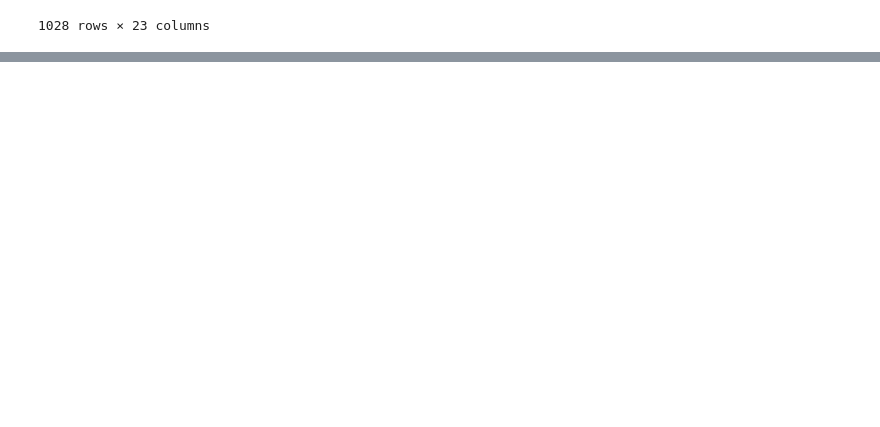
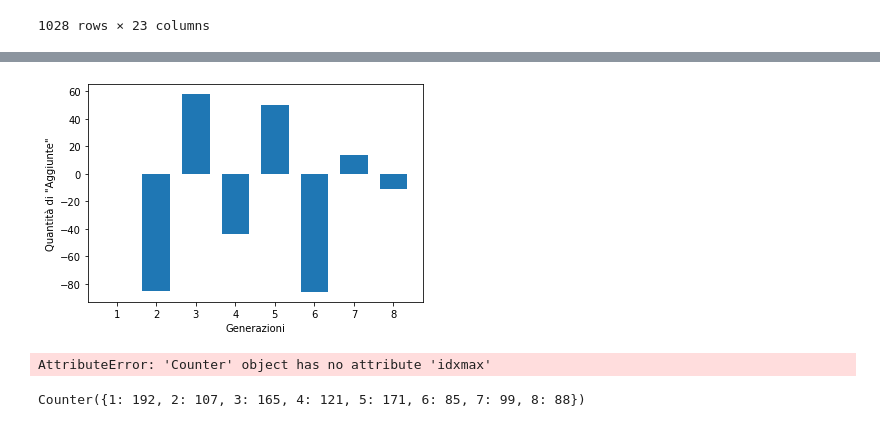
Before and after one commit to SavGRY/savini_its_data_analysis, a Jupyter notebook: relazione_python.ipynb, the cells around one changed output, grey strips where cells are left out. Drawn from its saved outputs; the diff is of its cells as text; code cells hidden in the pictures; blank space fills up the shorter version.

```diff
--- a/relazione_python.ipynb
+++ b/relazione_python.ipynb
@@ -90,0 +100,29 @@ filtered_pokemon_data
+# %%
+temp = list(generations.values())
+
+result = [
+    0,
+    temp[1] - temp[0],
+    temp[2] - temp[1],
+    temp[3] - temp[2],
+    temp[4] - temp[3],
+    temp[5] - temp[4],
+    temp[6] - temp[5],
+    temp[7] - temp[6]
+]
+plt.xlabel("Generazioni")
+plt.ylabel('Quantità di "Aggiunte"')
+plt.bar(generations.keys(), result, width=0.7)
+plt.show()
+
+generations.idxmax()
+
+# si evince come nelle genereazioni "dispari", prendendo come punto 0 il numero di pokemon
+# della generazione 1, si abbia un maggior incremento di pokemon rispetto alle generazioni "pari"
+# %% [output]
+[figure, added]
+AttributeError: 'Counter' object has no attribute 'idxmax'
+# %%
+generations
+# %% [output]
+Counter({1: 192, 2: 107, 3: 165, 4: 121, 5: 171, 6: 85, 7: 99, 8: 88})
```
Also changed, not shown: parts of 6 cells of this notebook.
